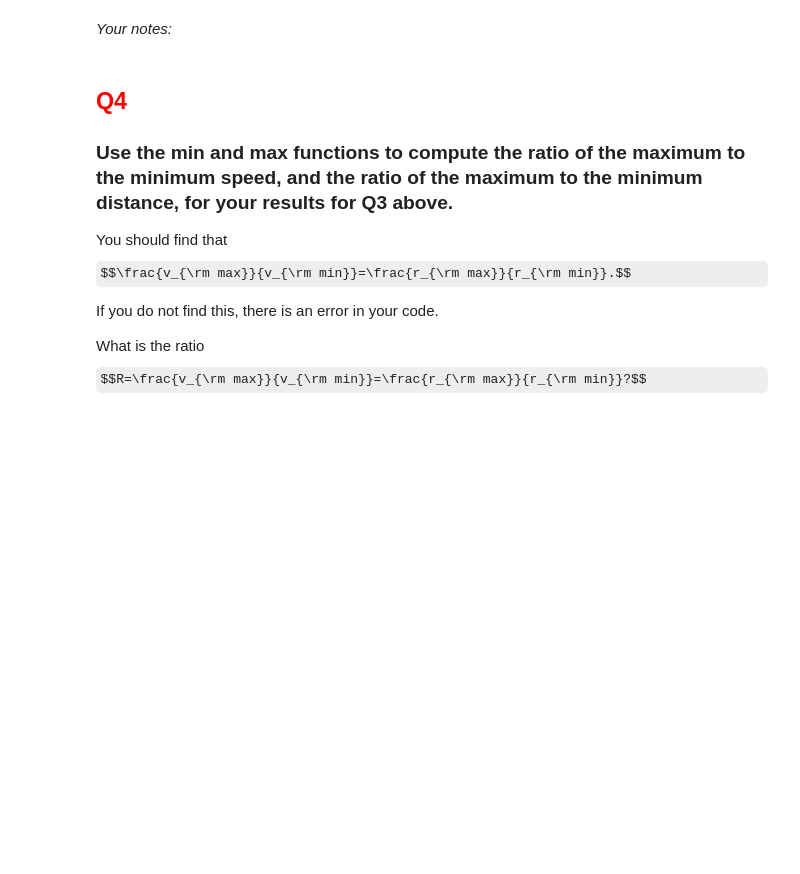
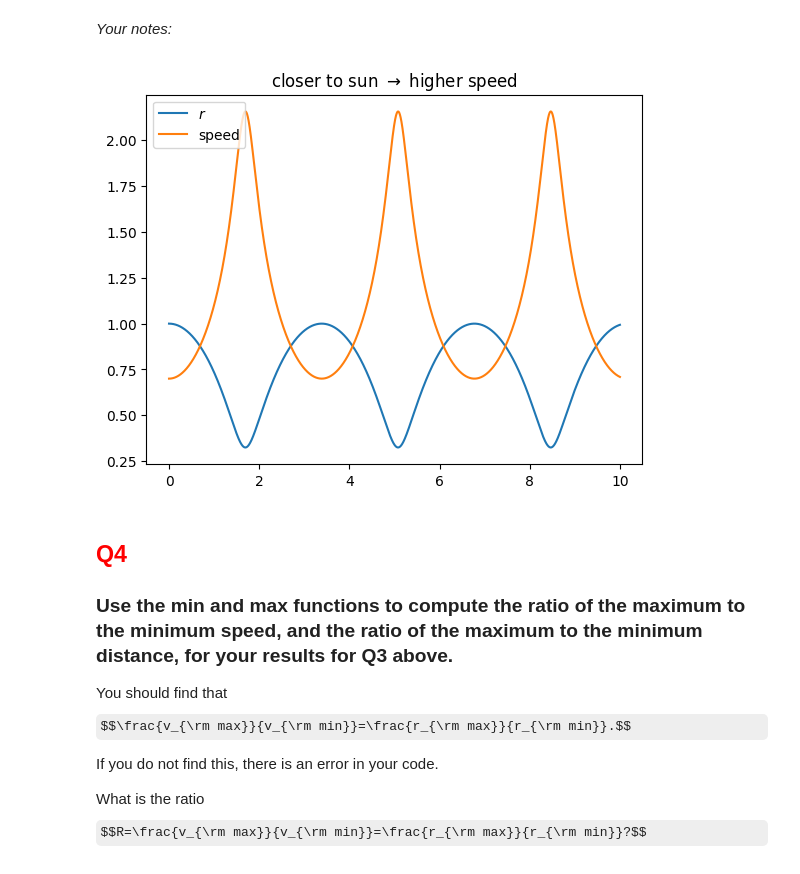
Before and after one commit to OliverRedhead/PHYS3934_CompPhys, a Jupyter notebook: Labs/Lab2/Lab2.ipynb, the cells around one changed output. Cells and saved outputs as stored; diff of their text form; code cells hidden in the pictures; some formulas as TeX source; blank space fills up the shorter version.

```diff
--- a/Labs/Lab2/Lab2.ipynb
+++ b/Labs/Lab2/Lab2.ipynb
@@ -81,5 +309,19 @@ Produce a single plot with your results, save it as an image, and upload it belo
 # %%
-# Include your code here #
+initial_pos = np.array([1, 0])
+v_y = 0.7
+tau = 0.001
+
+
+verlet, analytic, time, energy, r_from_sun, speed_vals = kepler_verlet(initial_pos, np.array([0, v_y]), tau, T=10)
+
+plt.plot(time, r_from_sun, label=r"$r$")
+plt.plot(time, speed_vals, label="speed")
+plt.legend()
+plt.title(r"closer to sun $\to$ higher speed")
+plt.savefig("q3.png")
+plt.show()
+# %% [output]
+[figure, added]
 # %% [markdown]
 ## <span style="color:red">Q4</span>
 ### Use the min and max functions to compute the ratio of the maximum to the minimum speed, and the ratio of the maximum to the minimum distance, for your results for Q3 above.
```
Also changed, not shown: parts of 7 cells of this notebook, 3 other files.
